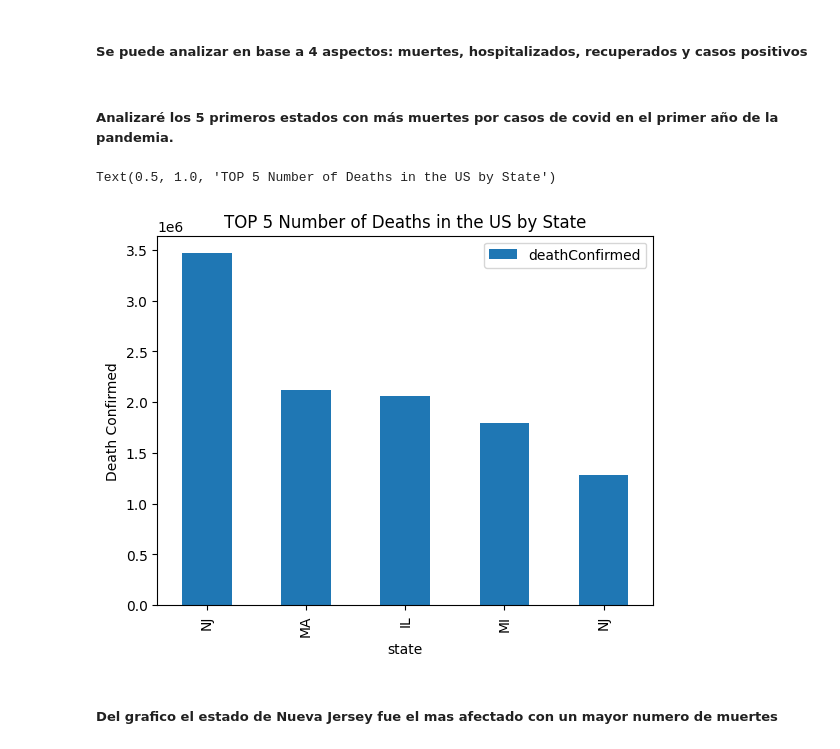
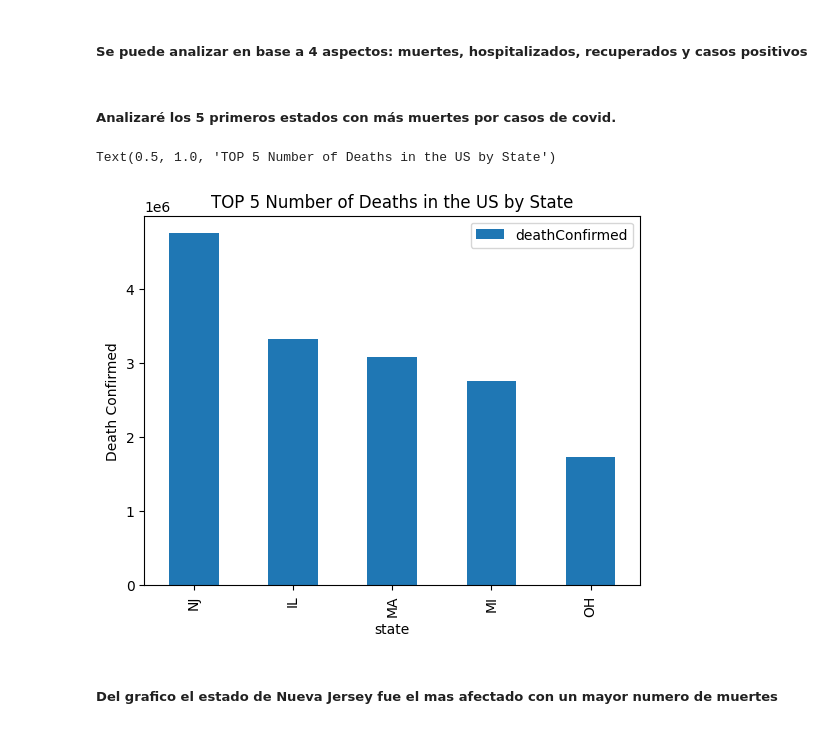
Before and after one commit to Aldoju/AnalisisCasosCovid, a Jupyter notebook: analisisCasos.ipynb, the cells around one changed output. Cells and saved outputs as stored; diff of their text form; code cells hidden in the pictures.

```diff
--- a/analisisCasos.ipynb
+++ b/analisisCasos.ipynb
@@ -196,16 +195,16 @@ info_or
 # %% [markdown]
 ##### Se puede analizar en base a 4 aspectos: muertes, hospitalizados, recuperados y casos positivos
 # %% [markdown]
-##### Analizaré los 5 primeros estados con más muertes por casos de covid en el primer año de la pandemia.
+##### Analizaré los 5 primeros estados con más muertes por casos de covid.
 # %%
-top5paises=pd.DataFrame(ta_dat.groupby(['state','Year'])['deathConfirmed'].sum().sort_values(ascending=False).head(5))
+top5paises=ta_dat.groupby(['state'])[['deathConfirmed']].sum().sort_values(by='deathConfirmed',ascending=False).head(5)
 top5paises.reset_index(inplace=True)
 # %%
-top5paises.set_index('state').drop('Year',axis=1).plot(kind='bar')
+top5paises.set_index('state').plot(kind='bar')
 plt.ylabel('Death Confirmed')
 plt.title('TOP 5 Number of Deaths in the US by State')
 # %% [output]
 Text(0.5, 1.0, 'TOP 5 Number of Deaths in the US by State')
-[figure, old version]
+[figure, new version]
 # %% [markdown]
 ##### Del grafico el estado de Nueva Jersey fue el mas afectado con un mayor numero de muertes
```
Also changed, not shown: parts of 11 cells of this notebook.
